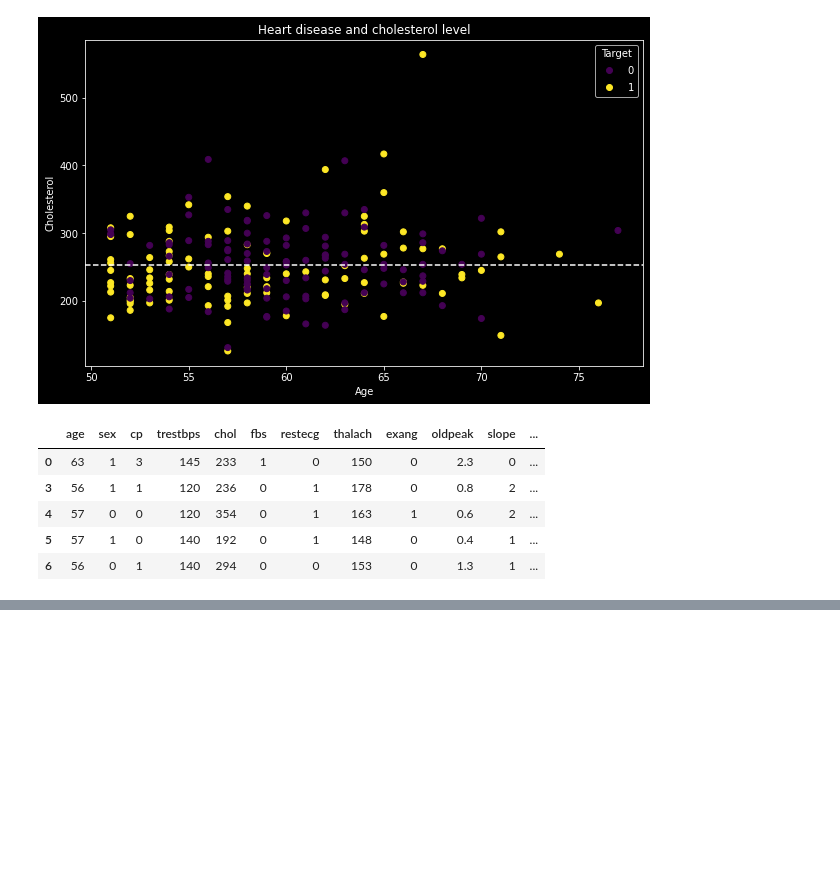
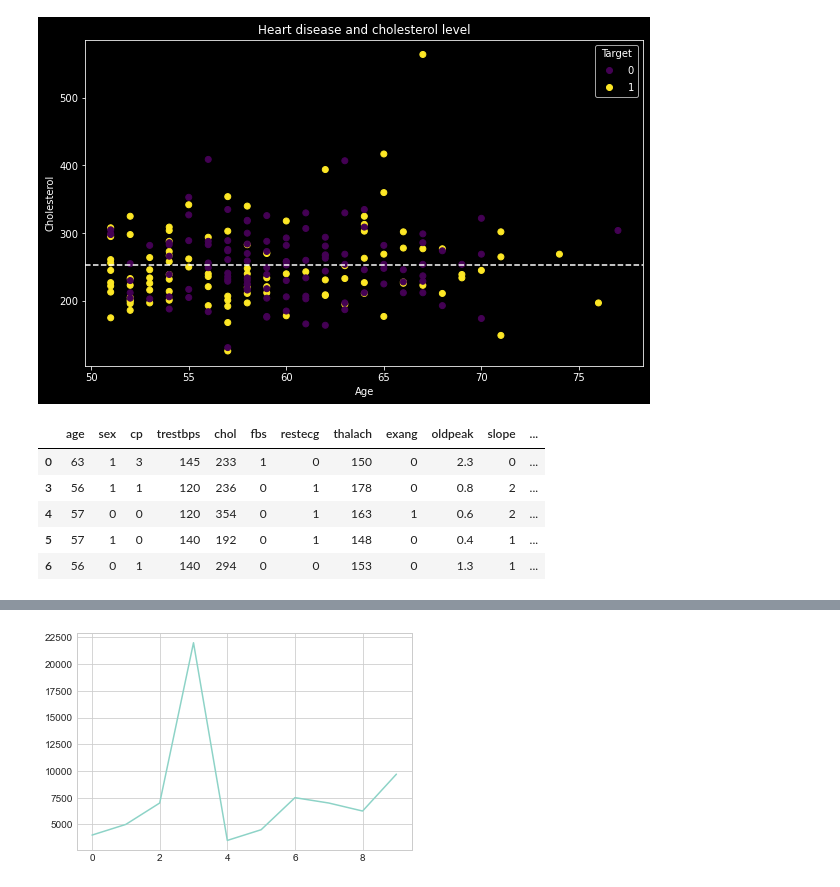
Before and after one commit to crypt096/zero-to-mastery-ml, a Jupyter notebook: introduction-to-matplotlib.ipynb, the cells around one changed output, grey strips where cells are left out. Cells and saved outputs as stored; diff of their text form; code cells hidden in the pictures; blank space fills up the shorter version.

```diff
--- a/introduction-to-matplotlib.ipynb
+++ b/introduction-to-matplotlib.ipynb
@@ -480,0 +513,6 @@ ax1.axhline(over_50['thalach'].mean(),linestyle='--');
+# %%
+plt.style.use('seaborn-whitegrid')
+# %%
+car_sales["Price"].plot();
+# %% [output]
+[figure, added]
```
Also changed, not shown: parts of 12 cells of this notebook.
